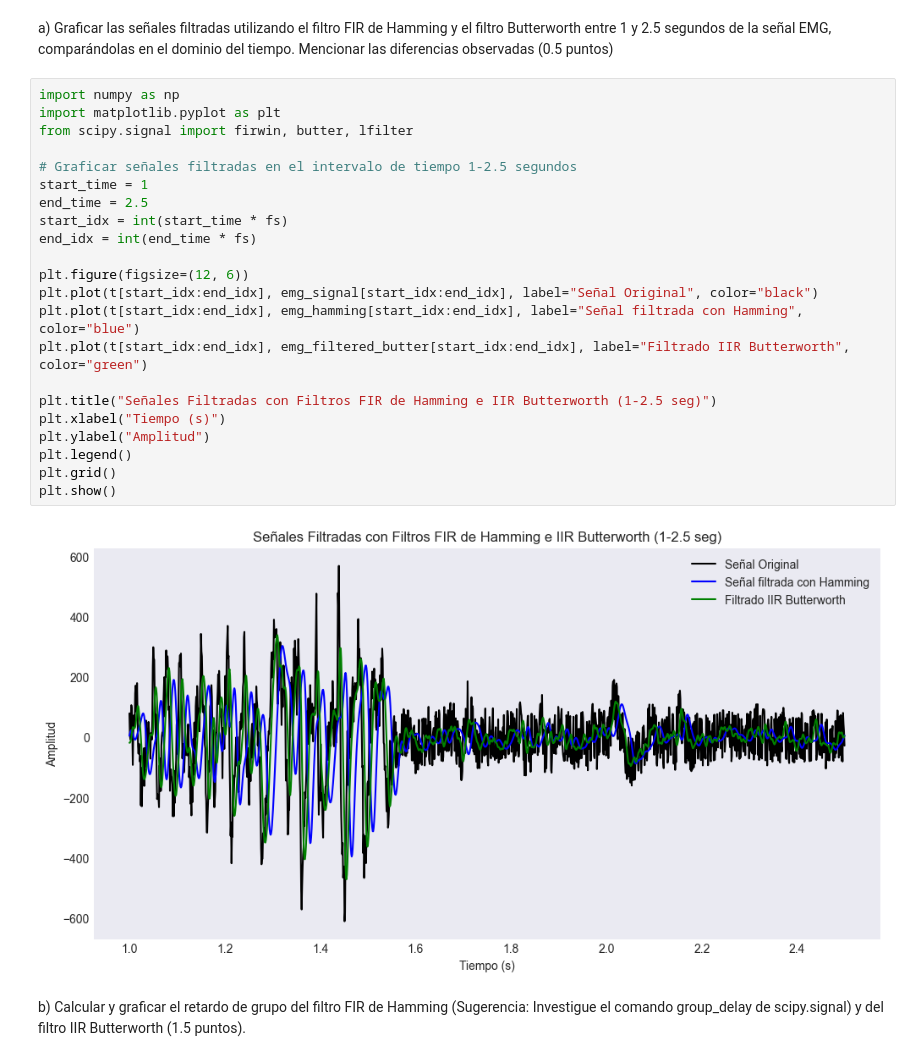
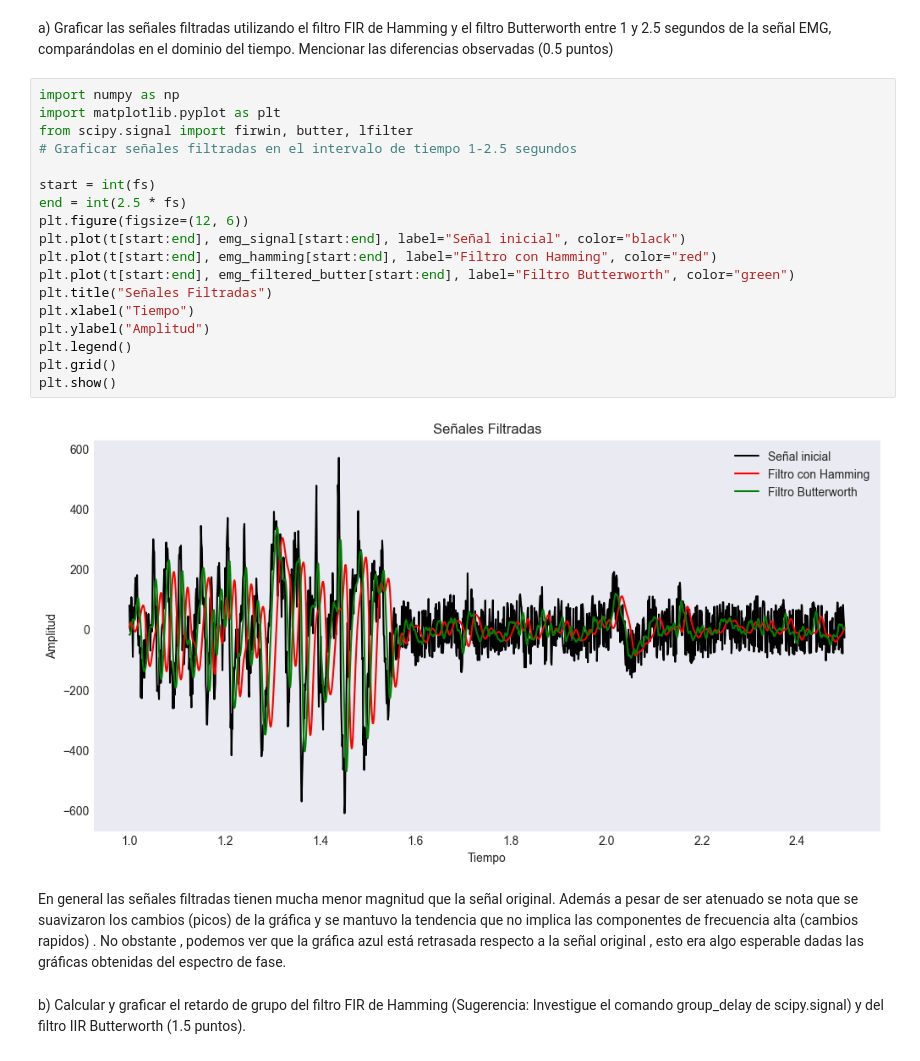
Before and after one commit to ExampleToFollow/PracticasPDS, a Jupyter notebook: Lab4/IF_LAB4_20213704.ipynb, the cells around one changed output. Drawn from its saved outputs; the diff is of its cells as text.

```diff
--- a/Lab4/IF_LAB4_20213704.ipynb
+++ b/Lab4/IF_LAB4_20213704.ipynb
@@ -376,27 +386,25 @@ diferencias observadas (0.5 puntos)
 # %%
 import numpy as np
 import matplotlib.pyplot as plt
 from scipy.signal import firwin, butter, lfilter
+# Graficar señales filtradas en el intervalo de tiempo 1-2.5 segundos
 
-# Graficar señales filtradas en el intervalo de tiempo 1-2.5 segundos
-start_time = 1
-end_time = 2.5
-start_idx = int(start_time * fs)
-end_idx = int(end_time * fs)
-
+start = int(fs)
+end = int(2.5 * fs)
 plt.figure(figsize=(12, 6))
-plt.plot(t[start_idx:end_idx], emg_signal[start_idx:end_idx], label="Señal Original", color="black")
-plt.plot(t[start_idx:end_idx], emg_hamming[start_idx:end_idx], label="Señal filtrada con Hamming", color="blue")
-plt.plot(t[start_idx:end_idx], emg_filtered_butter[start_idx:end_idx], label="Filtrado IIR Butterworth", color="green")
-
-plt.title("Señales Filtradas con Filtros FIR de Hamming e IIR Butterworth (1-2.5 seg)")
-plt.xlabel("Tiempo (s)")
+plt.plot(t[start:end], emg_signal[start:end], label="Señal inicial", color="black")
+plt.plot(t[start:end], emg_hamming[start:end], label="Filtro con Hamming", color="red")
+plt.plot(t[start:end], emg_filtered_butter[start:end], label="Filtro Butterworth", color="green")
+plt.title("Señales Filtradas")
+plt.xlabel("Tiempo")
 plt.ylabel("Amplitud")
 plt.legend()
 plt.grid()
 plt.show()
 # %% [output]
-[figure, old version]
+[figure, new version]
+# %% [markdown]
+En general las señales filtradas tienen mucha menor magnitud que la señal original. Además a pesar de ser atenuado se nota que se suavizaron los cambios (picos) de la gráfica y se mantuvo la tendencia que no implica las componentes de frecuencia alta (cambios rapidos) . No obstante , podemos ver que la gráfica azul está retrasada respecto a la señal original , esto era algo esperable dadas las gráficas obtenidas del espectro de fase.
 # %% [markdown]
 b) Calcular y graficar el retardo de grupo del filtro FIR de Hamming (Sugerencia: Investigue el
 comando group_delay de scipy.signal) y del filtro IIR Butterworth (1.5 puntos).
```
Also changed, not shown: parts of 22 cells of this notebook.
